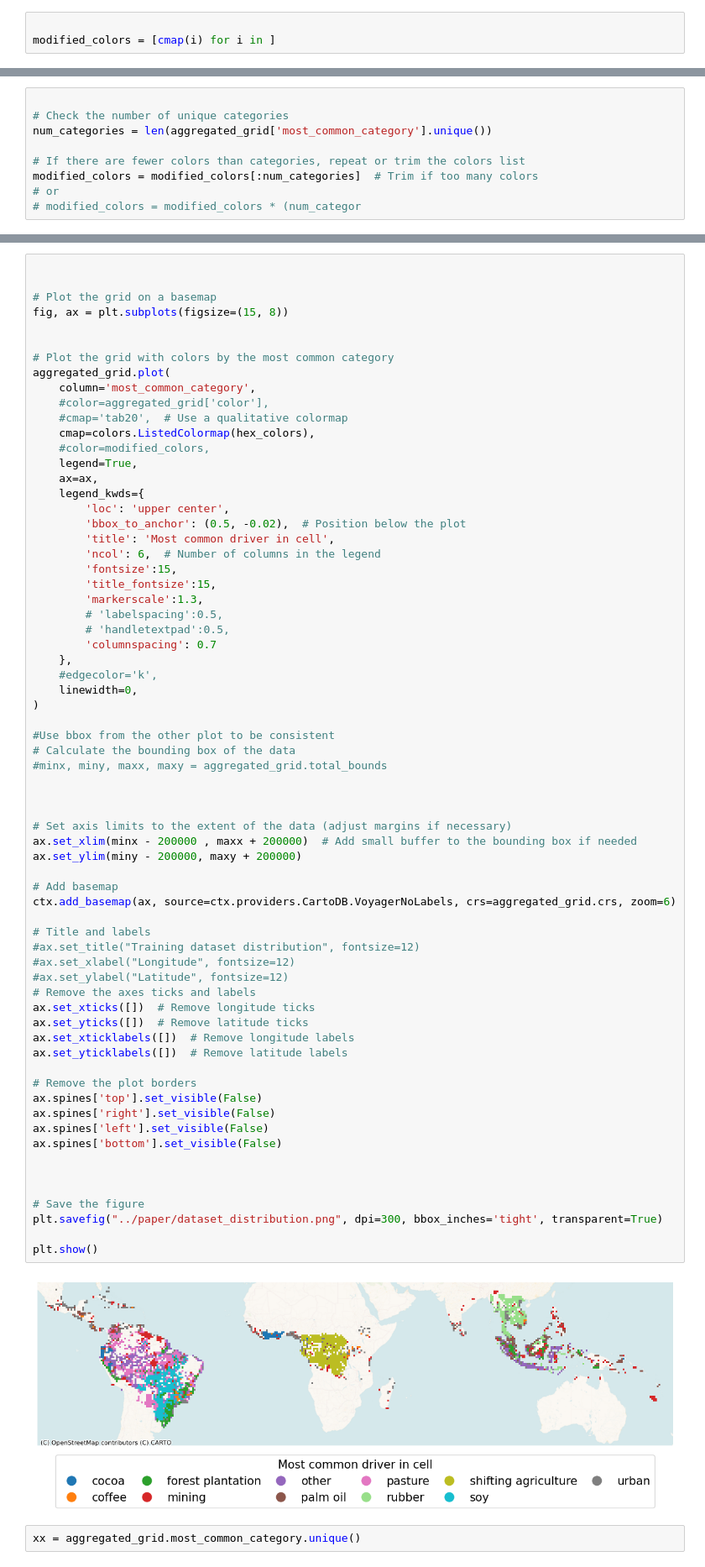
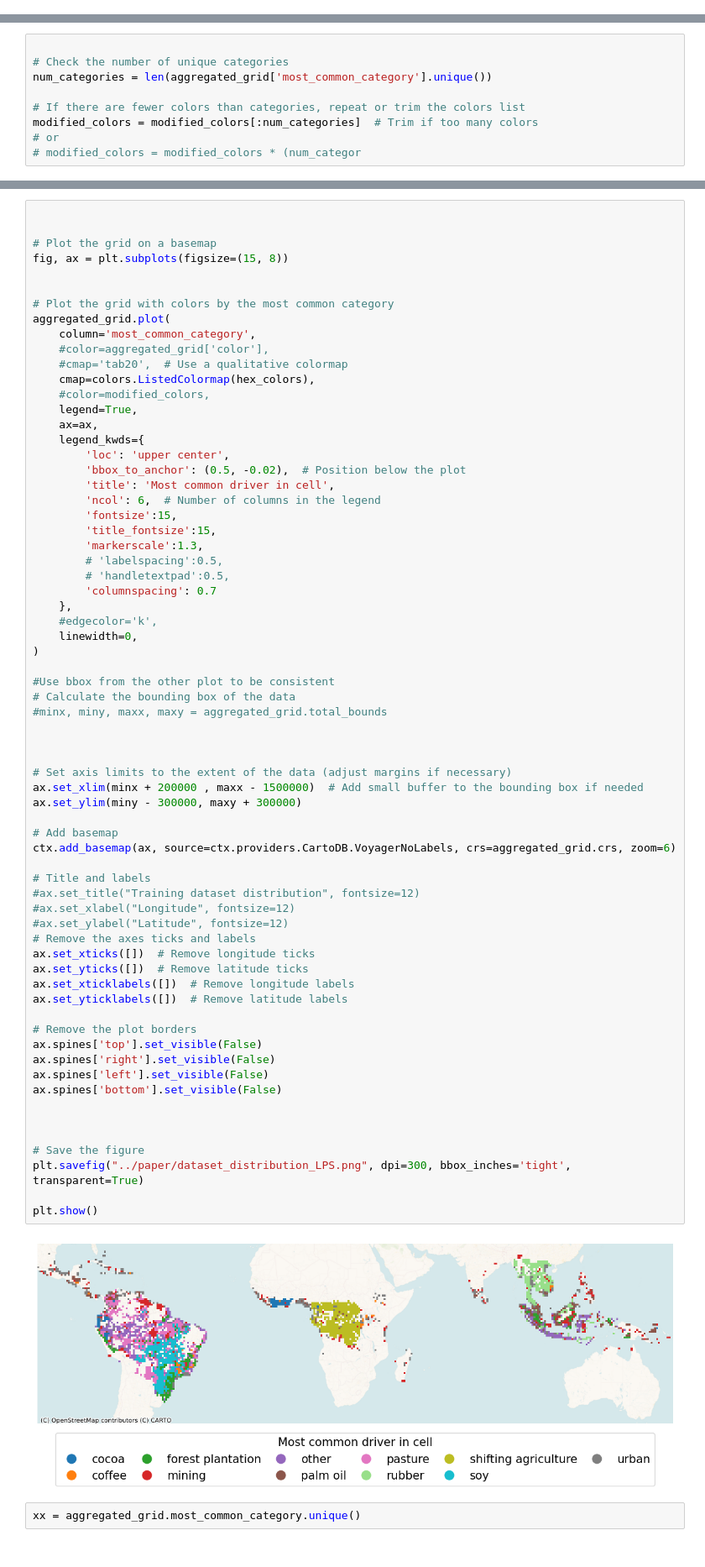
Before and after one commit to janpisl/location-encoding, a Jupyter notebook: notebooks/ISPRS-data-distribution.ipynb, the cells around one changed output, grey strips where cells are left out. Shown at 84% size. Drawn from its saved outputs; the diff is of its cells as text.

```diff
--- a/notebooks/ISPRS-data-distribution.ipynb
+++ b/notebooks/ISPRS-data-distribution.ipynb
@@ -129,9 +131,6 @@ plt.axis('off')  # Turn off axis
 plt.show()
 # %% [output]
 [figure]
-# %%
-
-modified_colors = [cmap(i) for i in ]
 # %%
 import matplotlib.colors as colors
 # %%
@@ -193,37 +262,37 @@ aggregated_grid.plot(
 
 
 
 # Set axis limits to the extent of the data (adjust margins if necessary)
-ax.set_xlim(minx - 200000 , maxx + 200000)  # Add small buffer to the bounding box if needed
-ax.set_ylim(miny - 200000, maxy + 200000)
+ax.set_xlim(minx + 200000 , maxx - 1500000)  # Add small buffer to the bounding box if needed
+ax.set_ylim(miny - 300000, maxy + 300000)
 
 # Add basemap
 ctx.add_basemap(ax, source=ctx.providers.CartoDB.VoyagerNoLabels, crs=aggregated_grid.crs, zoom=6)
 
 # Title and labels
 #ax.set_title("Training dataset distribution", fontsize=12)
 #ax.set_xlabel("Longitude", fontsize=12)
 #ax.set_ylabel("Latitude", fontsize=12)
 # Remove the axes ticks and labels
 ax.set_xticks([])  # Remove longitude ticks
 ax.set_yticks([])  # Remove latitude ticks
 ax.set_xticklabels([])  # Remove longitude labels
 ax.set_yticklabels([])  # Remove latitude labels
 
 # Remove the plot borders
 ax.spines['top'].set_visible(False)
 ax.spines['right'].set_visible(False)
 ax.spines['left'].set_visible(False)
 ax.spines['bottom'].set_visible(False)
 
 
 
 # Save the figure
-plt.savefig("../paper/dataset_distribution.png", dpi=300, bbox_inches='tight', transparent=True)
+plt.savefig("../paper/dataset_distribution_LPS.png", dpi=300, bbox_inches='tight', transparent=True)
 
 plt.show()
 # %% [output]
-[figure, old version]
+[figure, new version]
 # %%
 xx = aggregated_grid.most_common_category.unique()
 # %%
```
Also changed, not shown: parts of 3 cells of this notebook, 10 other files.
